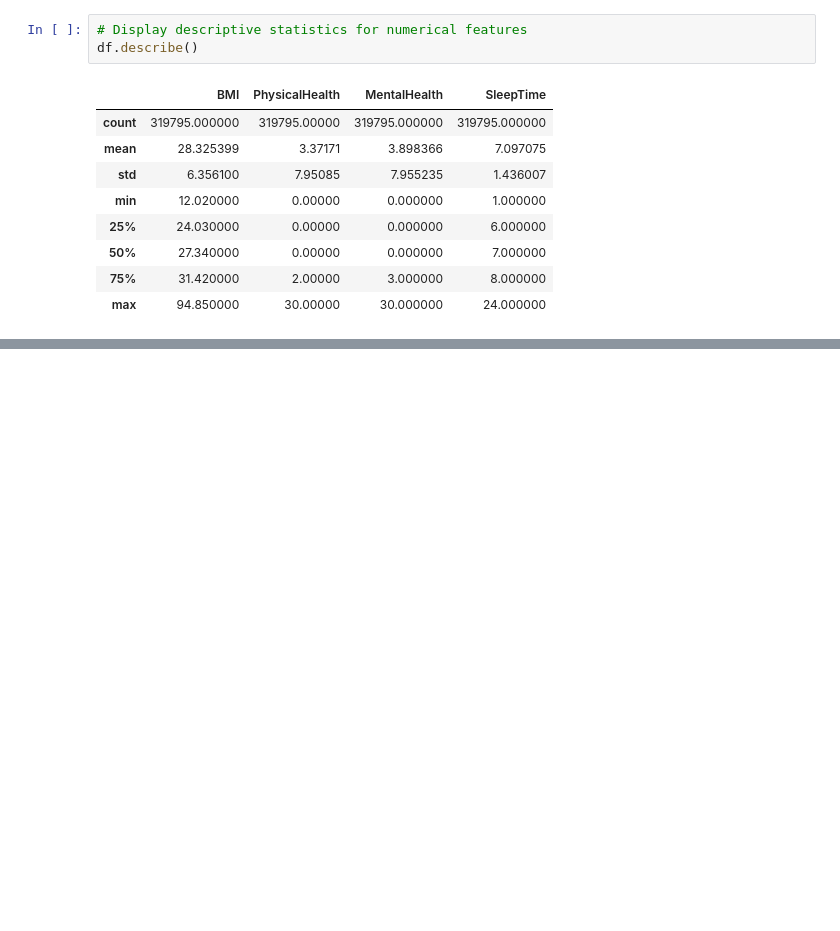
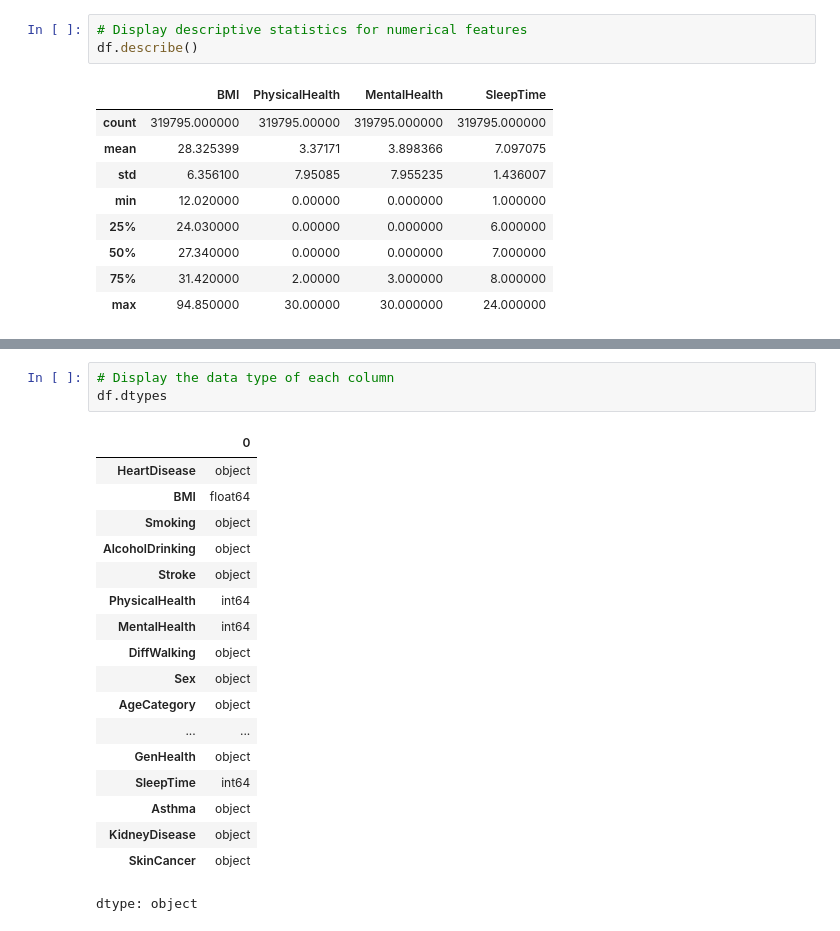
Before and after one commit to Clinton1029/Heart_prediction1, a Jupyter notebook: Heart_prediction.ipynb, the cells around one changed output, grey strips where cells are left out. Cells and saved outputs as stored; diff of their text form; blank space fills up the shorter version.

```diff
--- a/Heart_prediction.ipynb
+++ b/Heart_prediction.ipynb
@@ -142,0 +149,22 @@ df.describe(include='object')
+# %%
+# Display the data type of each column
+df.dtypes
+# %% [output]
+|  | 0 |
+| HeartDisease | object |
+| BMI | float64 |
+| Smoking | object |
+| AlcoholDrinking | object |
+| Stroke | object |
+| PhysicalHealth | int64 |
+| MentalHealth | int64 |
+| DiffWalking | object |
+| Sex | object |
+| AgeCategory | object |
+| ... | ... |
+| GenHealth | object |
+| SleepTime | int64 |
+| Asthma | object |
+| KidneyDisease | object |
+| SkinCancer | object |
+dtype: object
```
Also changed, not shown: parts of 1 cell of this notebook.
